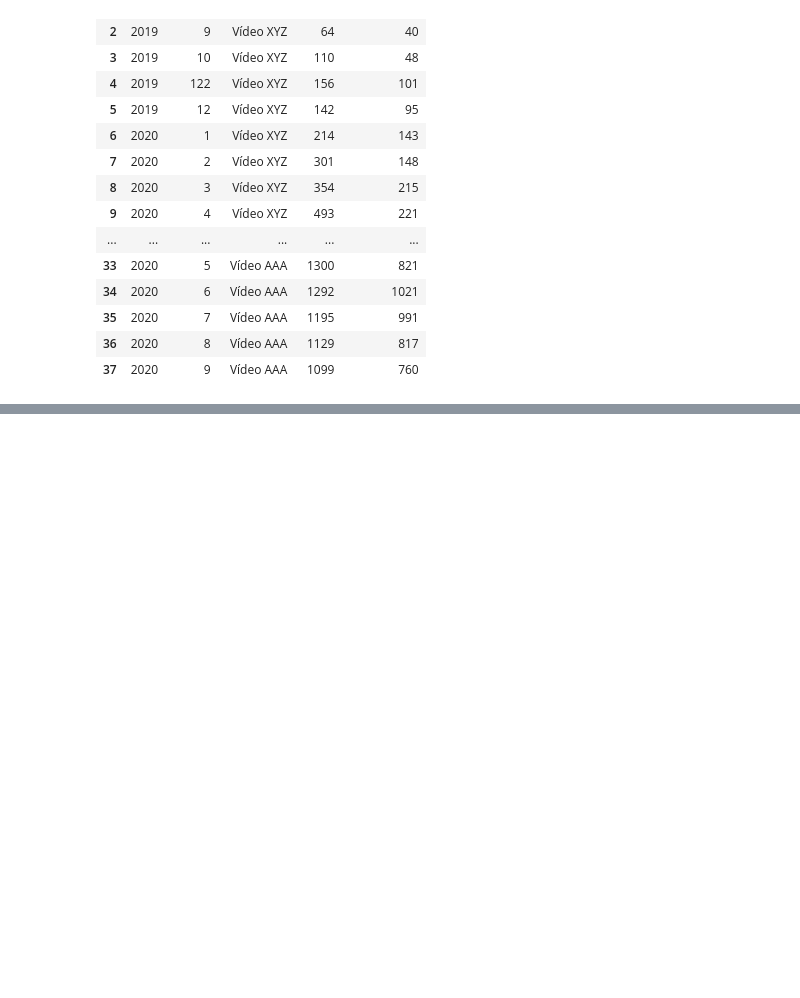
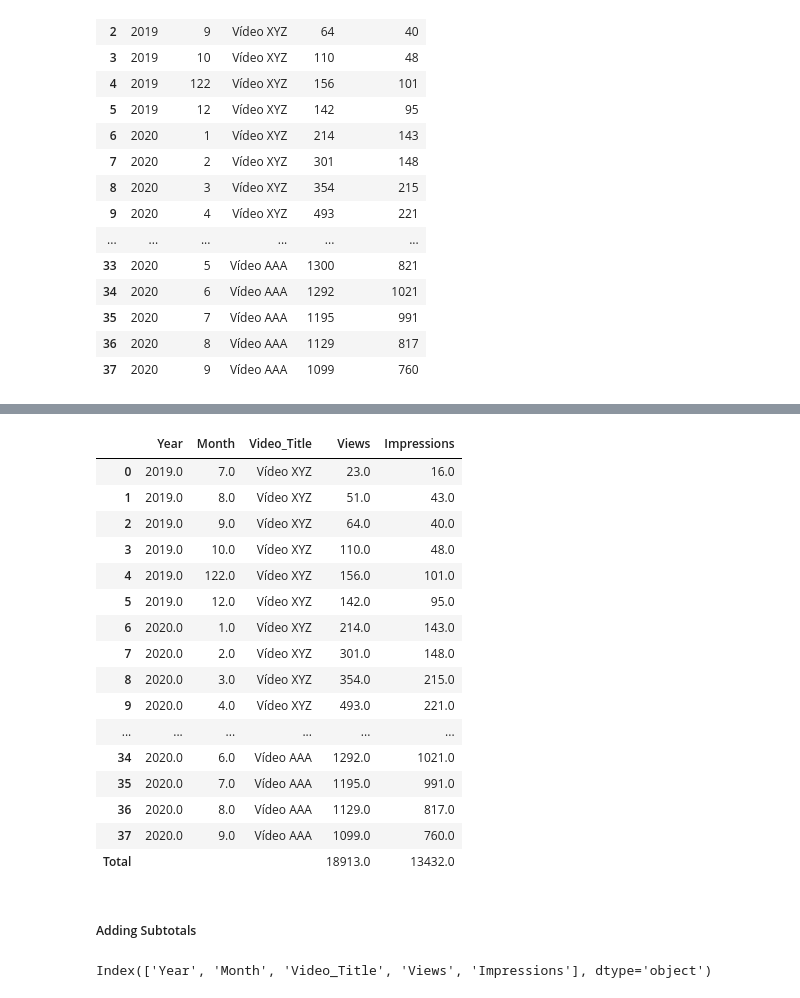
Before and after one commit to alexaugusto23/python_developer, a Jupyter notebook: Planejamento - Lógicas/Scripts e Notebooks/logicas_pyplan.ipynb, the cells around one changed output, grey strips where cells are left out. Drawn from its saved outputs; the diff is of its cells as text; code cells hidden in the pictures; blank space fills up the shorter version.

Commit message:
subtotal final.

```diff
--- a/Planejamento - Lógicas/Scripts e Notebooks/logicas_pyplan.ipynb
+++ b/Planejamento - Lógicas/Scripts e Notebooks/logicas_pyplan.ipynb
@@ -897,0 +983,28 @@ df
+# %%
+df.loc['Total'] = df[['Views', 'Impressions']].sum()
+df.loc['Total'] = df.loc['Total'].fillna('')
+df
+# %% [output]
+|  | Year | Month | Video_Title | Views | Impressions |
+| 0 | 2019.0 | 7.0 | Vídeo XYZ | 23.0 | 16.0 |
+| 1 | 2019.0 | 8.0 | Vídeo XYZ | 51.0 | 43.0 |
+| 2 | 2019.0 | 9.0 | Vídeo XYZ | 64.0 | 40.0 |
+| 3 | 2019.0 | 10.0 | Vídeo XYZ | 110.0 | 48.0 |
+| 4 | 2019.0 | 122.0 | Vídeo XYZ | 156.0 | 101.0 |
+| 5 | 2019.0 | 12.0 | Vídeo XYZ | 142.0 | 95.0 |
+| 6 | 2020.0 | 1.0 | Vídeo XYZ | 214.0 | 143.0 |
+| 7 | 2020.0 | 2.0 | Vídeo XYZ | 301.0 | 148.0 |
+| 8 | 2020.0 | 3.0 | Vídeo XYZ | 354.0 | 215.0 |
+| 9 | 2020.0 | 4.0 | Vídeo XYZ | 493.0 | 221.0 |
+| ... | ... | ... | ... | ... | ... |
+| 34 | 2020.0 | 6.0 | Vídeo AAA | 1292.0 | 1021.0 |
+| 35 | 2020.0 | 7.0 | Vídeo AAA | 1195.0 | 991.0 |
+| 36 | 2020.0 | 8.0 | Vídeo AAA | 1129.0 | 817.0 |
+| 37 | 2020.0 | 9.0 | Vídeo AAA | 1099.0 | 760.0 |
+| Total |  |  |  | 18913.0 | 13432.0 |
+# %% [markdown]
+##### Adding Subtotals
+# %%
+df.columns
+# %% [output]
+Index(['Year', 'Month', 'Video_Title', 'Views', 'Impressions'], dtype='object')
```
Also changed, not shown: parts of 27 cells of this notebook, 2 other files.
